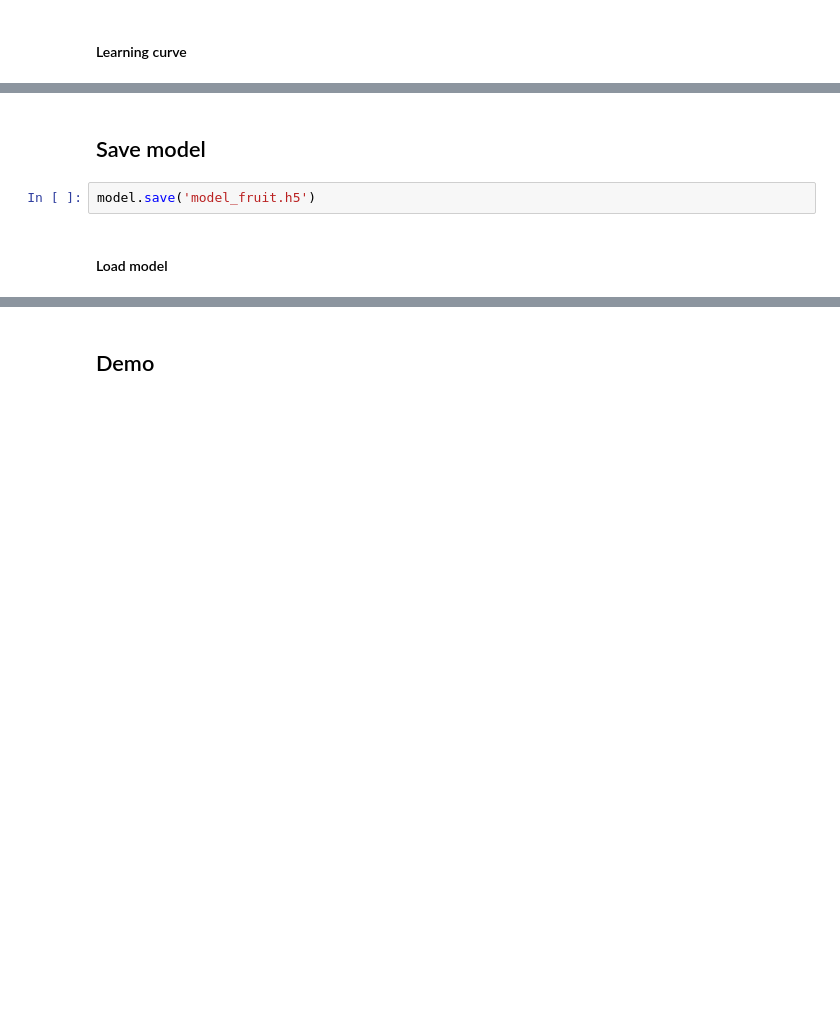
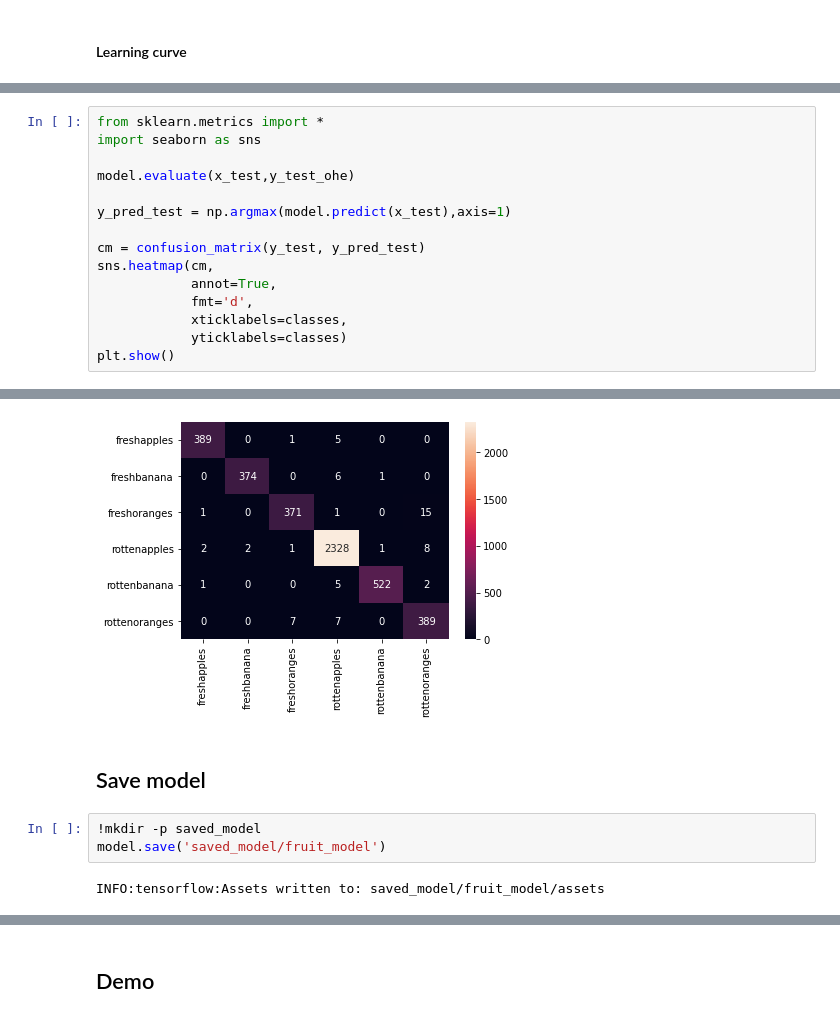
Before and after one commit to huyg1108/fruit-fresh-rotten, a Jupyter notebook: fruit_classification.ipynb, the cells around one changed output, grey strips where cells are left out. Cells and saved outputs as stored; diff of their text form; blank space fills up the shorter version.

```diff
--- a/fruit_classification.ipynb
+++ b/fruit_classification.ipynb
@@ -290,0 +291,16 @@ plt.show()
+# %%
+from sklearn.metrics import *
+import seaborn as sns
+
+model.evaluate(x_test,y_test_ohe)
+
+y_pred_test = np.argmax(model.predict(x_test),axis=1)
+
+cm = confusion_matrix(y_test, y_pred_test)
+sns.heatmap(cm,
+            annot=True,
+            fmt='d',
+            xticklabels=classes,
+            yticklabels=classes)
+plt.show()
+# %% [output]
@@ -291,6 +308,8 @@ plt.show()
+[figure, added]
 # %% [markdown]
 ## Save model
-# %%
-model.save('model_fruit.h5')
-# %% [markdown]
-#### Load model
+# %%
+!mkdir -p saved_model
+model.save('saved_model/fruit_model')
+# %% [output]
+INFO:tensorflow:Assets written to: saved_model/fruit_model/assets
```
Also changed, not shown: parts of 9 cells of this notebook.
